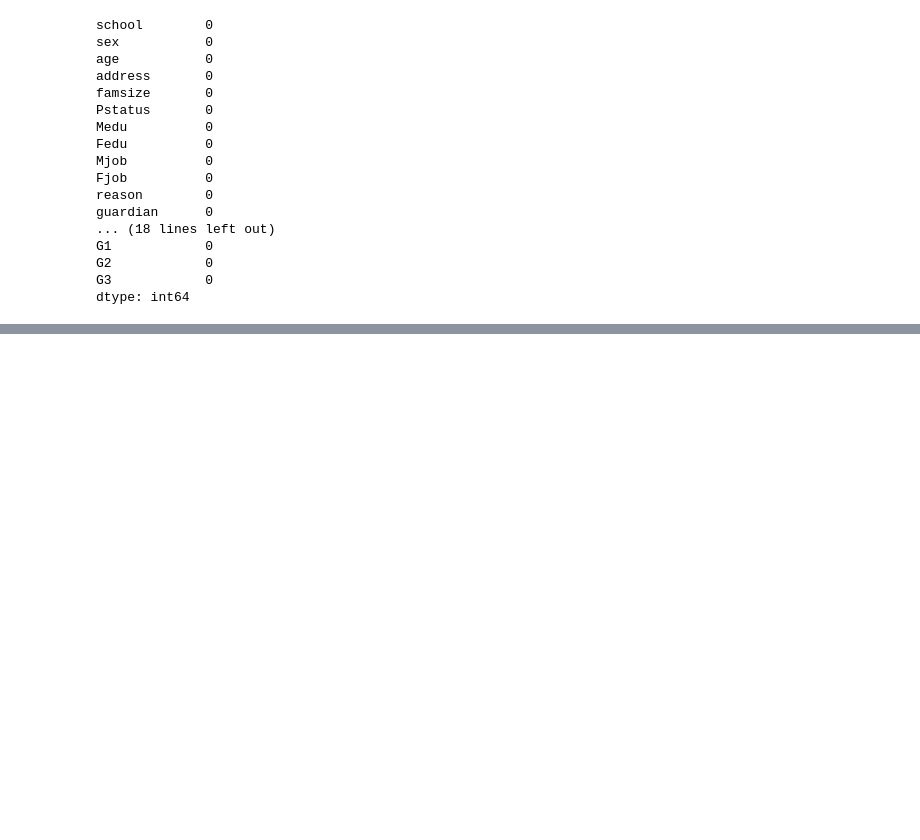
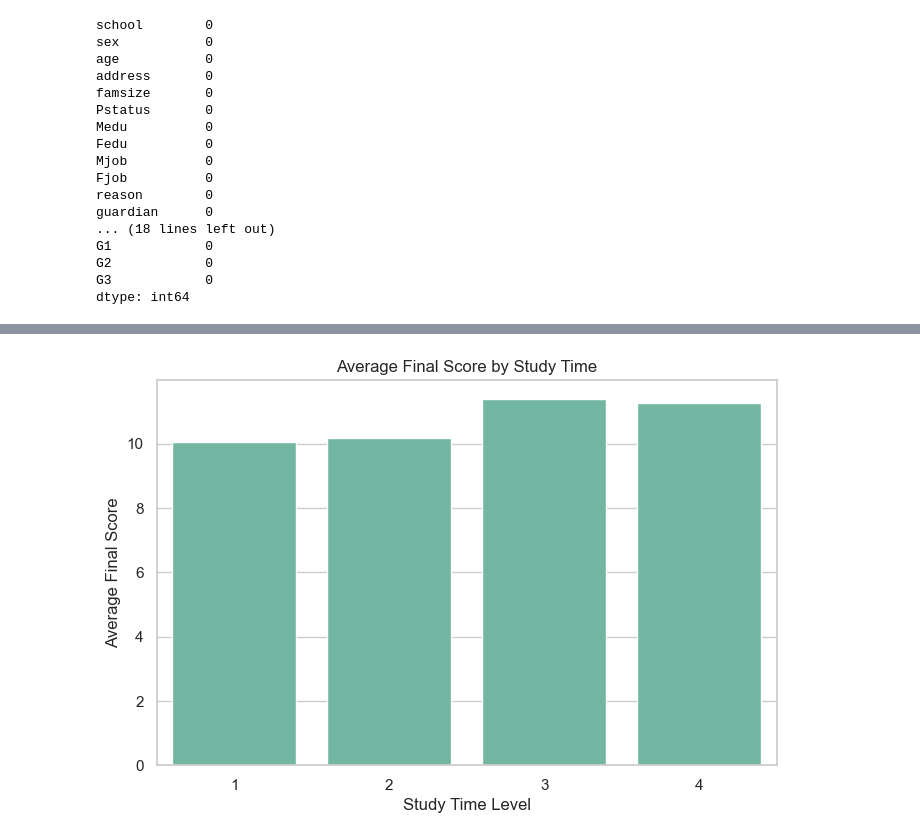
Before and after one commit to Samm-05/Student-Performance-Tracker, a Jupyter notebook: notebooks/eda.ipynb, the cells around one changed output, grey strips where cells are left out. Cells and saved outputs as stored; diff of their text form; code cells hidden in the pictures; blank space fills up the shorter version.

```diff
--- a/notebooks/eda.ipynb
+++ b/notebooks/eda.ipynb
@@ -80,0 +106,11 @@ plt.show()
+# %%
+study_score = df.groupby("studytime", as_index=False)["G3"].mean()
+
+plt.figure(figsize=(8, 5))
+sns.barplot(data=study_score, x="studytime", y="G3")
+plt.title("Average Final Score by Study Time")
+plt.xlabel("Study Time Level")
+plt.ylabel("Average Final Score")
+plt.show()
+# %% [output]
+[figure, added]
```
Also changed, not shown: parts of 28 cells of this notebook, 1 other file.
